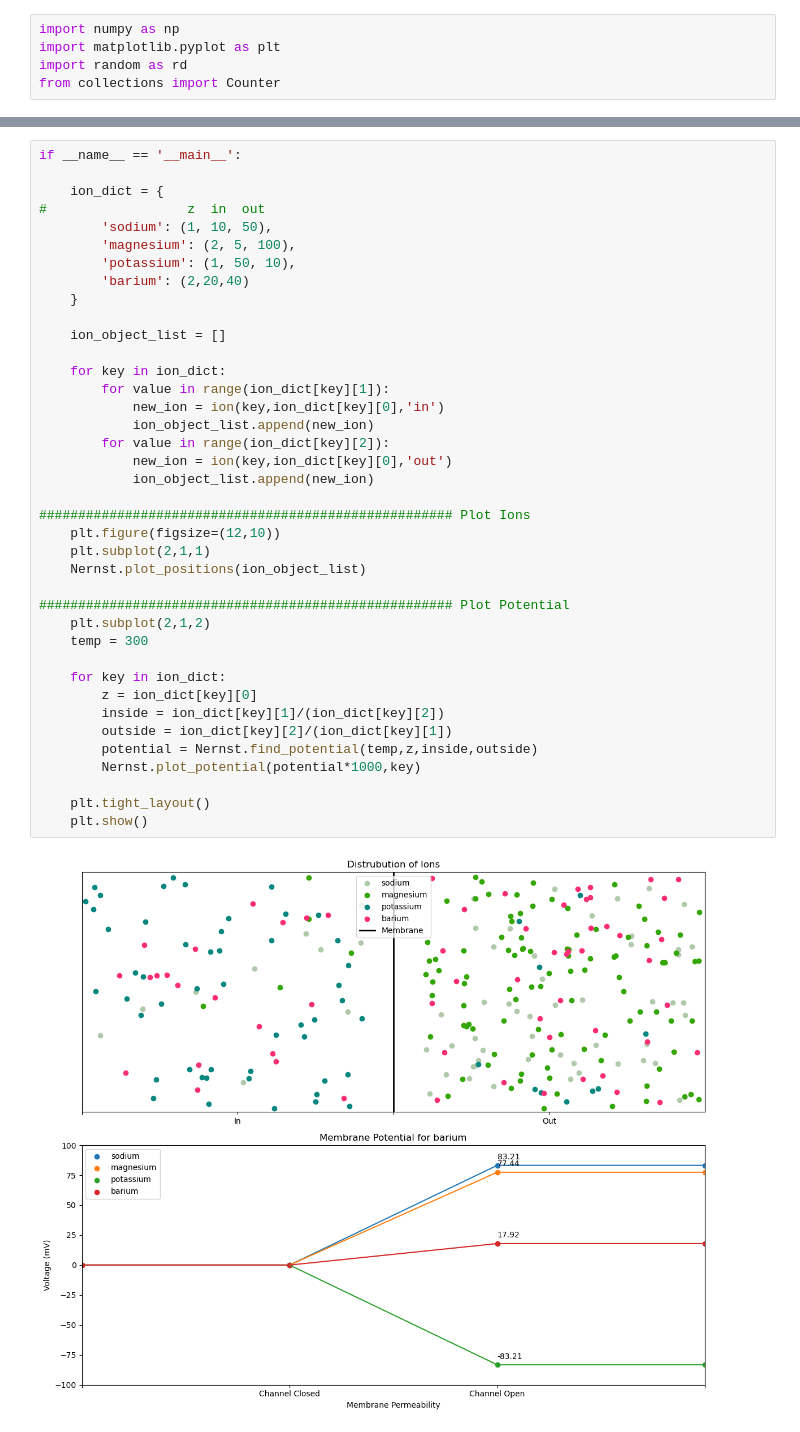
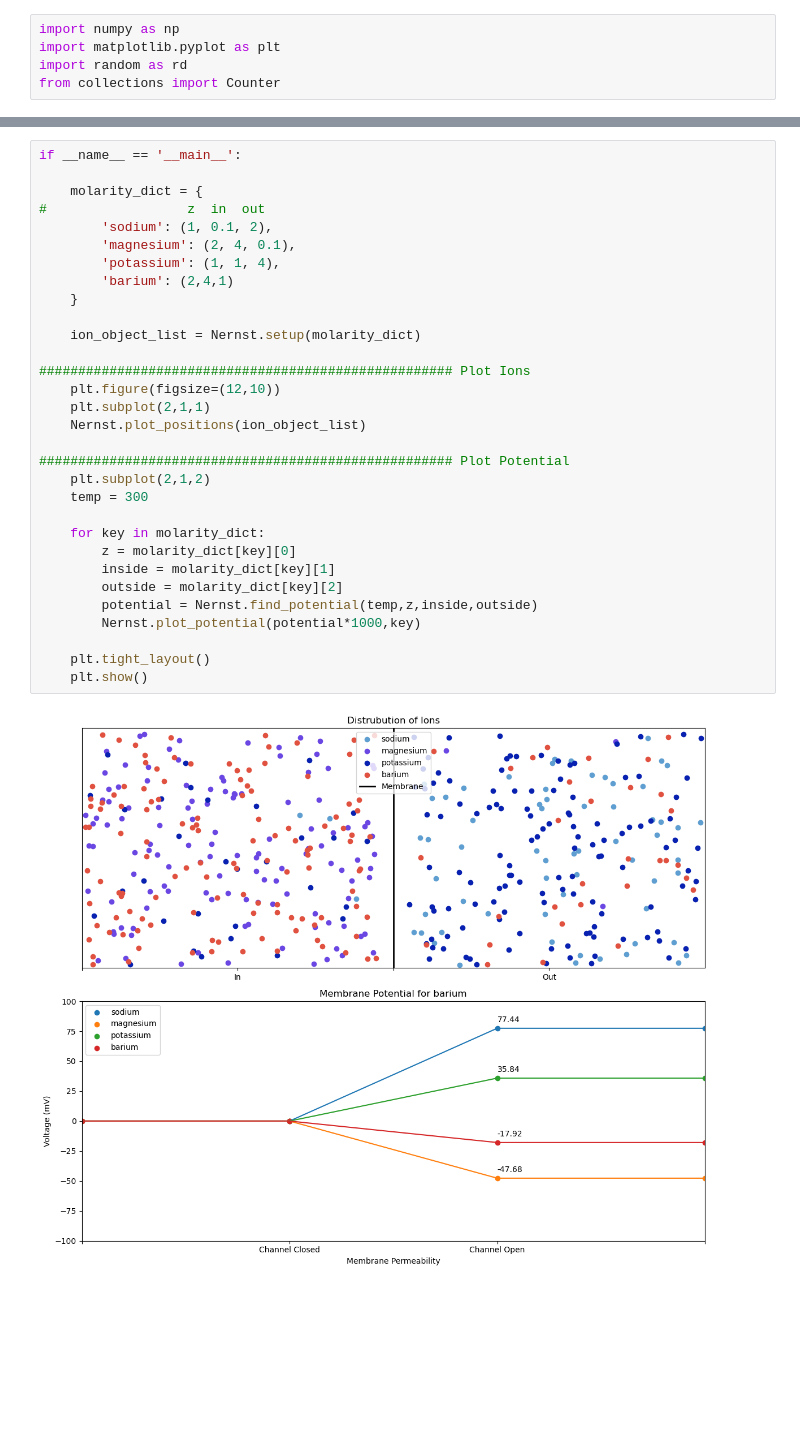
Before and after one commit to dobsonco/CMSE202_SS23-004_HO, a Jupyter notebook: HO_Test_book.ipynb, the cells around one changed output, grey strips where cells are left out. Saved outputs shown, nothing was run; the diff lists cells and outputs as text; blank space fills up the shorter version.

```diff
--- a/HO_Test_book.ipynb
+++ b/HO_Test_book.ipynb
@@ -94,41 +117,33 @@ class ion(object):
 # %%
 if __name__ == '__main__':
 
-    ion_dict = {
+    molarity_dict = {
 #                  z  in  out
-        'sodium': (1, 10, 50),
-        'magnesium': (2, 5, 100),
-        'potassium': (1, 50, 10),
-        'barium': (2,20,40)
+        'sodium': (1, 0.1, 2),
+        'magnesium': (2, 4, 0.1),
+        'potassium': (1, 1, 4),
+        'barium': (2,4,1)
     }
 
-    ion_object_list = []
-
-    for key in ion_dict:
-        for value in range(ion_dict[key][1]):
-            new_ion = ion(key,ion_dict[key][0],'in')
-            ion_object_list.append(new_ion)
-        for value in range(ion_dict[key][2]):
-            new_ion = ion(key,ion_dict[key][0],'out')
-            ion_object_list.append(new_ion)
+    ion_object_list = Nernst.setup(molarity_dict)
 
 ##################################################### Plot Ions
     plt.figure(figsize=(12,10))
     plt.subplot(2,1,1)
     Nernst.plot_positions(ion_object_list)
 
 ##################################################### Plot Potential
     plt.subplot(2,1,2)
     temp = 300
 
-    for key in ion_dict:
-        z = ion_dict[key][0]
-        inside = ion_dict[key][1]/(ion_dict[key][2])
-        outside = ion_dict[key][2]/(ion_dict[key][1])
+    for key in molarity_dict:
+        z = molarity_dict[key][0]
+        inside = molarity_dict[key][1]
+        outside = molarity_dict[key][2]
         potential = Nernst.find_potential(temp,z,inside,outside)
         Nernst.plot_potential(potential*1000,key)
 
     plt.tight_layout()
     plt.show()
 # %% [output]
-[figure, old version]
+[figure, new version]
```
Also changed, not shown: parts of 2 cells of this notebook.
